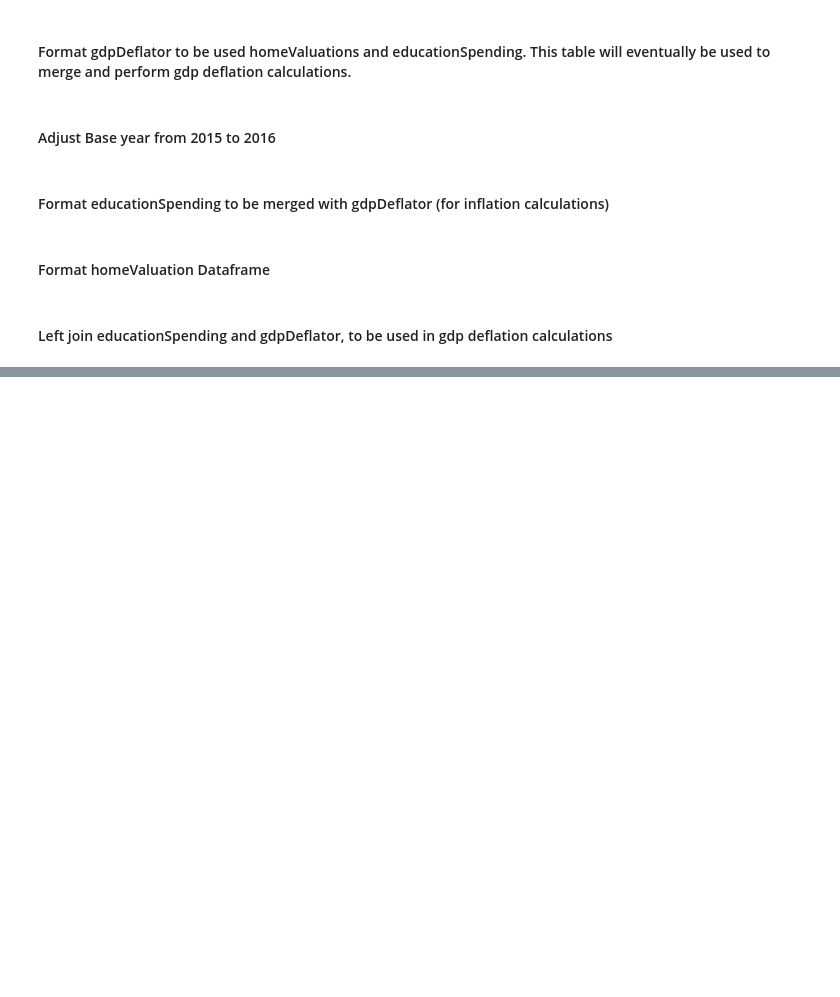
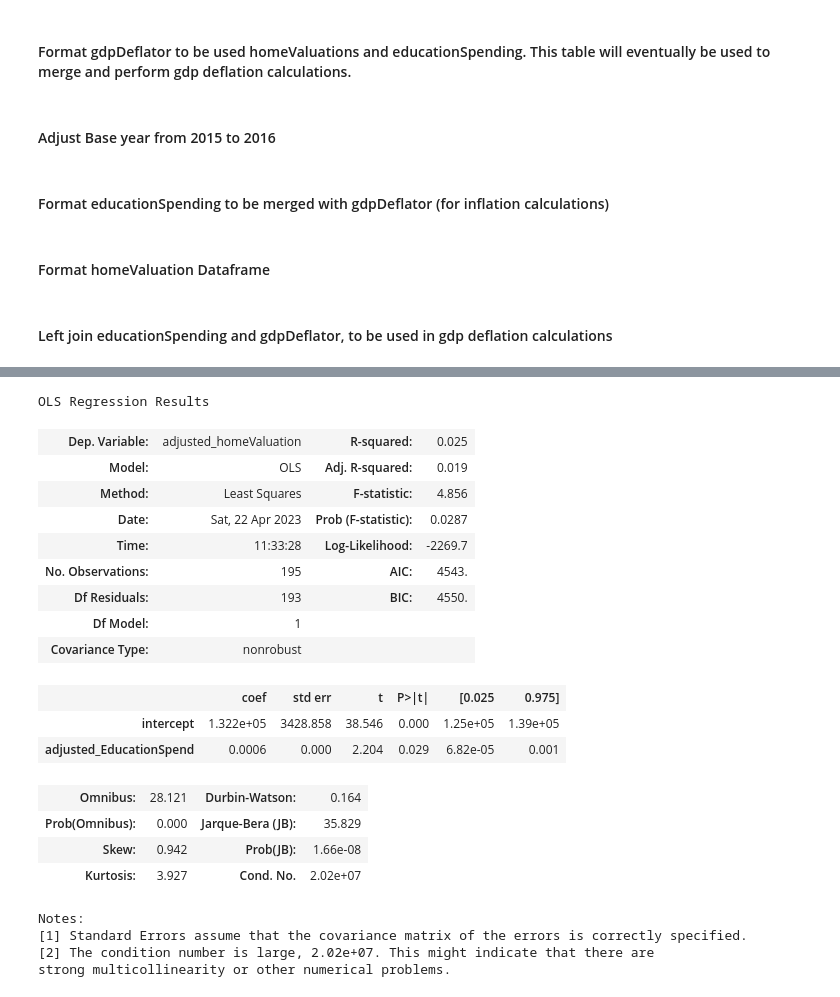
Before and after one commit to Max-Jacobsen/EducationSpending_HomeValuations_analysis, a Jupyter notebook: project_group4.ipynb, the cells around one changed output, grey strips where cells are left out. Saved outputs shown, nothing was run; the diff lists cells and outputs as text; code cells hidden in the pictures; blank space fills up the shorter version.

```diff
--- a/project_group4.ipynb
+++ b/project_group4.ipynb
@@ -181,0 +225,34 @@ y = OLS_modelmerge['adjusted_homeValuation']
+# %%
+# define independent variables
+x_MW = OLS_midWest[['intercept', 'adjusted_EducationSpend']]
+
+# define dependent variable
+y_MW = OLS_midWest['adjusted_homeValuation']
+
+# estimate the model
+model = sm.OLS(y_MW, x_MW).fit()
+
+# print out the summary results
+model.summary()
+# %% [output]
+OLS Regression Results
+| Dep. Variable: | adjusted_homeValuation | R-squared: | 0.025 |
+| Model: | OLS | Adj. R-squared: | 0.019 |
+| Method: | Least Squares | F-statistic: | 4.856 |
+| Date: | Sat, 22 Apr 2023 | Prob (F-statistic): | 0.0287 |
+| Time: | 11:33:28 | Log-Likelihood: | -2269.7 |
+| No. Observations: | 195 | AIC: | 4543. |
+| Df Residuals: | 193 | BIC: | 4550. |
+| Df Model: | 1 |  |  |
+| Covariance Type: | nonrobust |  |  |
+|  | coef | std err | t | P>|t| | [0.025 | 0.975] |
+| intercept | 1.322e+05 | 3428.858 | 38.546 | 0.000 | 1.25e+05 | 1.39e+05 |
+| adjusted_EducationSpend | 0.0006 | 0.000 | 2.204 | 0.029 | 6.82e-05 | 0.001 |
+| Omnibus: | 28.121 | Durbin-Watson: | 0.164 |
+| Prob(Omnibus): | 0.000 | Jarque-Bera (JB): | 35.829 |
+| Skew: | 0.942 | Prob(JB): | 1.66e-08 |
+| Kurtosis: | 3.927 | Cond. No. | 2.02e+07 |
+Notes:
+[1] Standard Errors assume that the covariance matrix of the errors is correctly specified.
+[2] The condition number is large, 2.02e+07. This might indicate that there are
+strong multicollinearity or other numerical problems.
```
Also changed, not shown: parts of 11 cells of this notebook, 16 other files.
